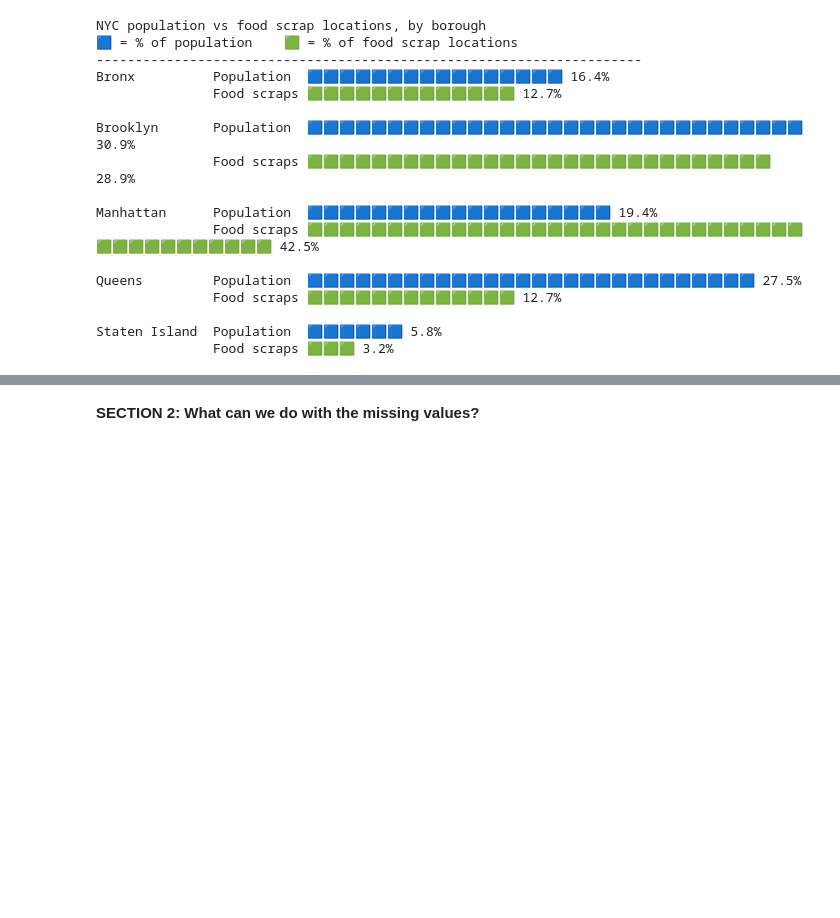
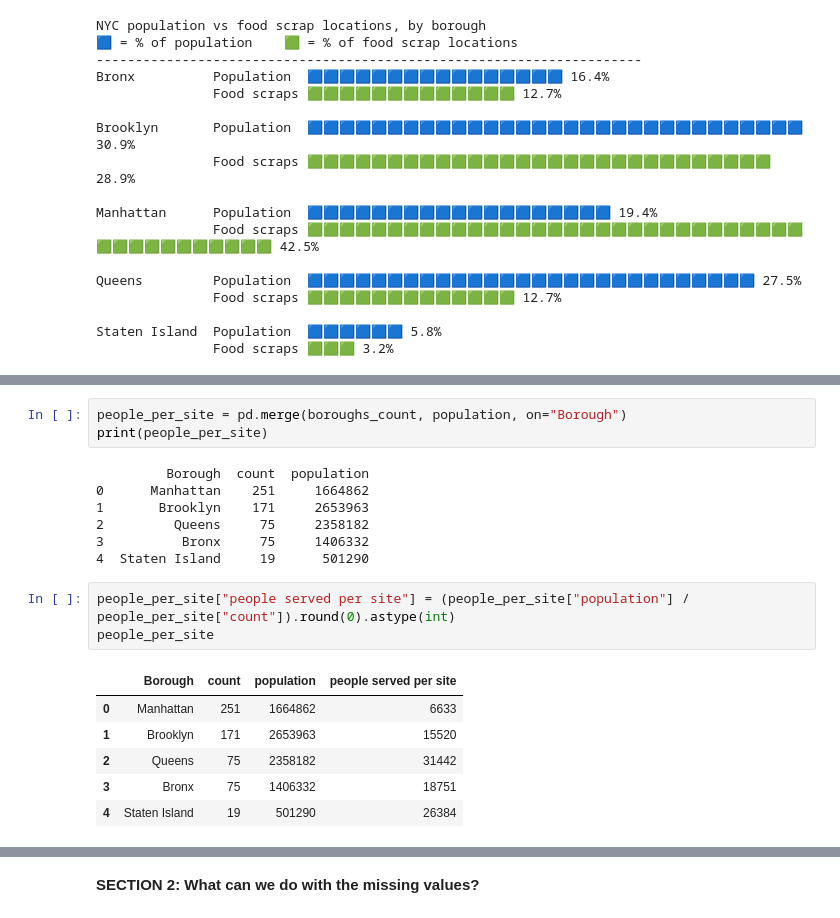
Before and after one commit to juhi1997-prog/juhi1997-prog.github.io, a Jupyter notebook: project 1/project_1.ipynb, the cells around one changed output, grey strips where cells are left out. Cells and saved outputs as stored; diff of their text form; blank space fills up the shorter version.

```diff
--- a/project 1/project_1.ipynb
+++ b/project 1/project_1.ipynb
@@ -166,0 +200,20 @@ Name: count, dtype: int64
+# %%
+people_per_site = pd.merge(boroughs_count, population, on="Borough")
+print(people_per_site)
+# %% [output]
+         Borough  count  population
+0      Manhattan    251     1664862
+1       Brooklyn    171     2653963
+2         Queens     75     2358182
+3          Bronx     75     1406332
+4  Staten Island     19      501290
+# %%
+people_per_site["people served per site"] = (people_per_site["population"] / people_per_site["count"]).round(0).astype(int)
+people_per_site
+# %% [output]
+|  | Borough | count | population | people served per site |
+| 0 | Manhattan | 251 | 1664862 | 6633 |
+| 1 | Brooklyn | 171 | 2653963 | 15520 |
+| 2 | Queens | 75 | 2358182 | 31442 |
+| 3 | Bronx | 75 | 1406332 | 18751 |
+| 4 | Staten Island | 19 | 501290 | 26384 |
```
Also changed, not shown: parts of 25 cells of this notebook, 2 other files.
